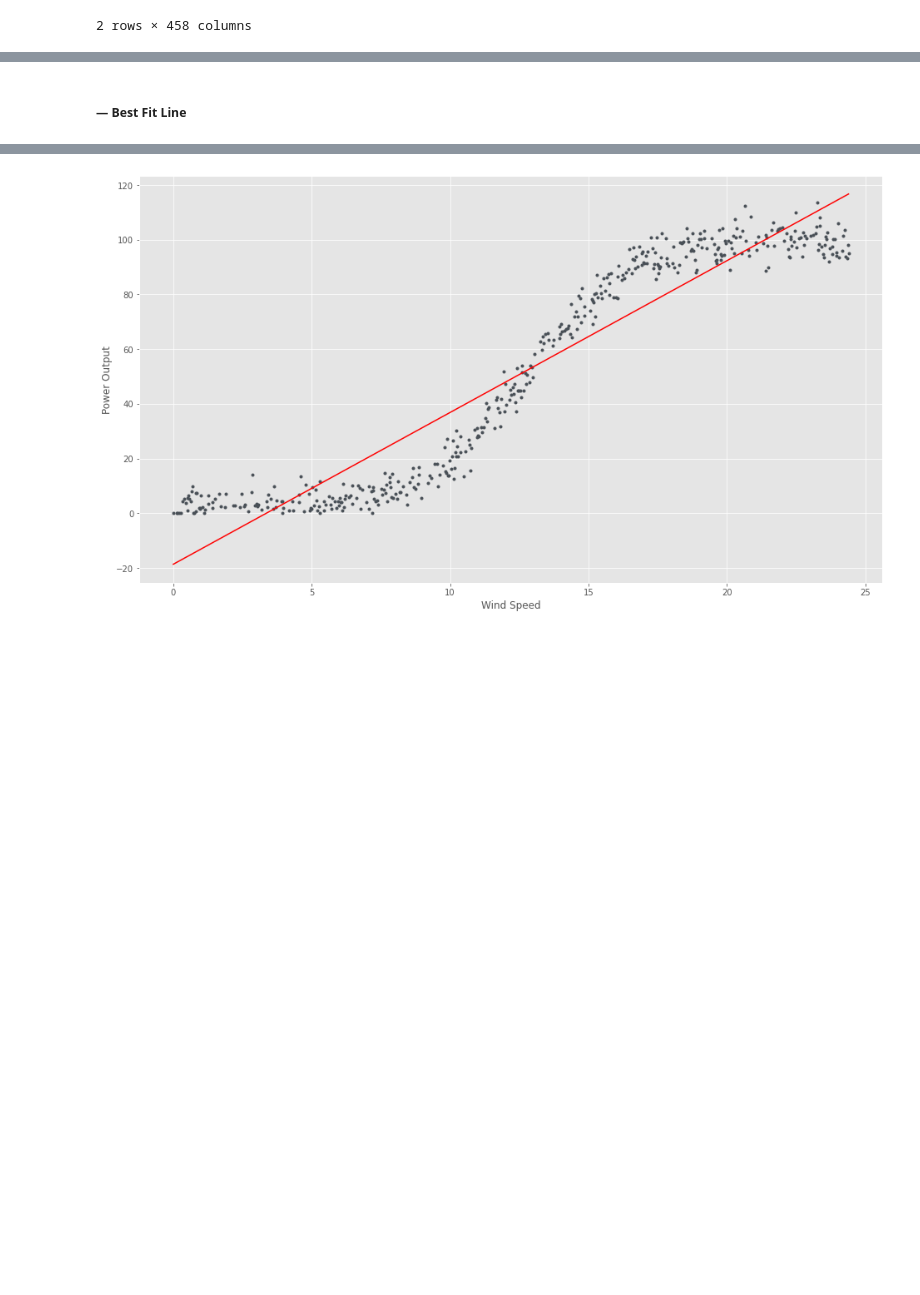
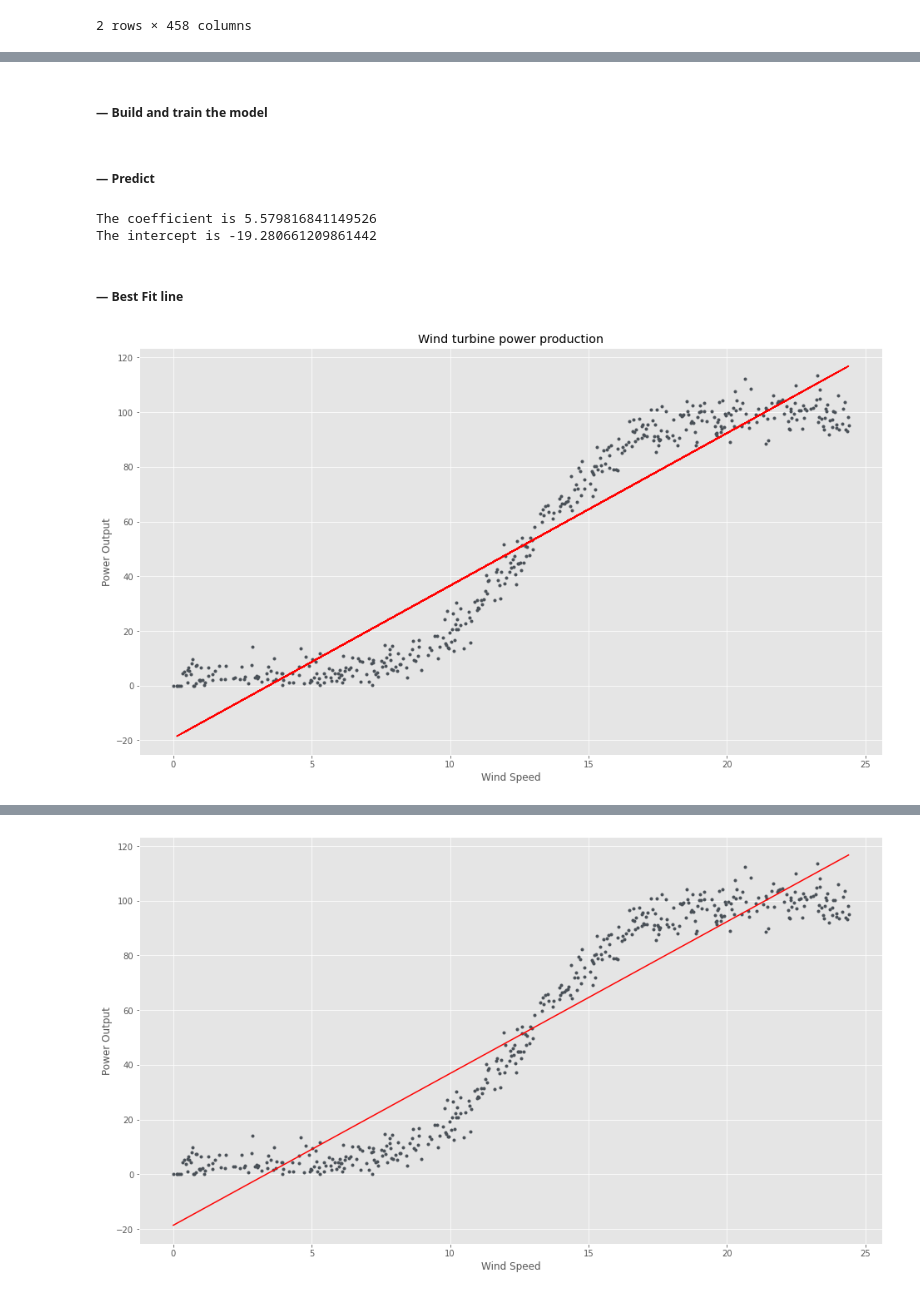
Before and after one commit to mizydorek/Fundamentals-of-Data-Analysis-Project-2020, a Jupyter notebook: project.ipynb, the cells around one changed output, grey strips where cells are left out. Saved outputs shown, nothing was run; the diff lists cells and outputs as text; code cells hidden in the pictures; blank space fills up the shorter version.

```diff
--- a/project.ipynb
+++ b/project.ipynb
@@ -167,9 +224,3 @@ A relationship between variables $y$ and $x$ is represented by equation:
 $$y = m x + c$$
 
 where $y$ is the dependent variable that will be estimate, $x$ is the independent variable that is used to make predictions, $m$ is the slope of the regression line and $c$ is a constant also known $y$ intercept (the value of $y$ when $x$ = 0).
-# %%
-speed = df['speed']
-power = df['power']
-# Convert speed and power columns to numpy arrays.
-x = df['speed'].to_numpy()
-y = df['power'].to_numpy()
@@ -215,0 +227,2 @@ Cost equals 168.4657 with and m = 5.5475 c = -18.6483
+# %% [markdown]
+##### — Build and train the model
@@ -216,2 +242,25 @@ Cost equals 168.4657 with and m = 5.5475 c = -18.6483
+# %% [markdown]
+##### — Predict
+# %%
+# Coefficient & intercept.
+coeff = [model.coef_[0], model.intercept_]
+
+# Y prediction using the linear model.
+y_pred = model.predict(x_test)
+
+print('''The coefficient is {}
+The intercept is {}'''.format(model.coef_[0], model.intercept_))
+# %% [output]
+The coefficient is 5.579816841149526
+The intercept is -19.280661209861442
 # %% [markdown]
-##### — Best Fit Line
+##### — Best Fit line
+# %%
+# Plot speed and power and the regression line.
+plt.plot(x, y, '.');
+plt.plot(x_test, y_pred, 'r-')
+plt.title('Wind turbine power production')
+plt.xlabel('Wind Speed')
+plt.ylabel('Power Output');
+# %% [output]
+[figure, added]
```
Also changed, not shown: parts of 77 cells of this notebook.
